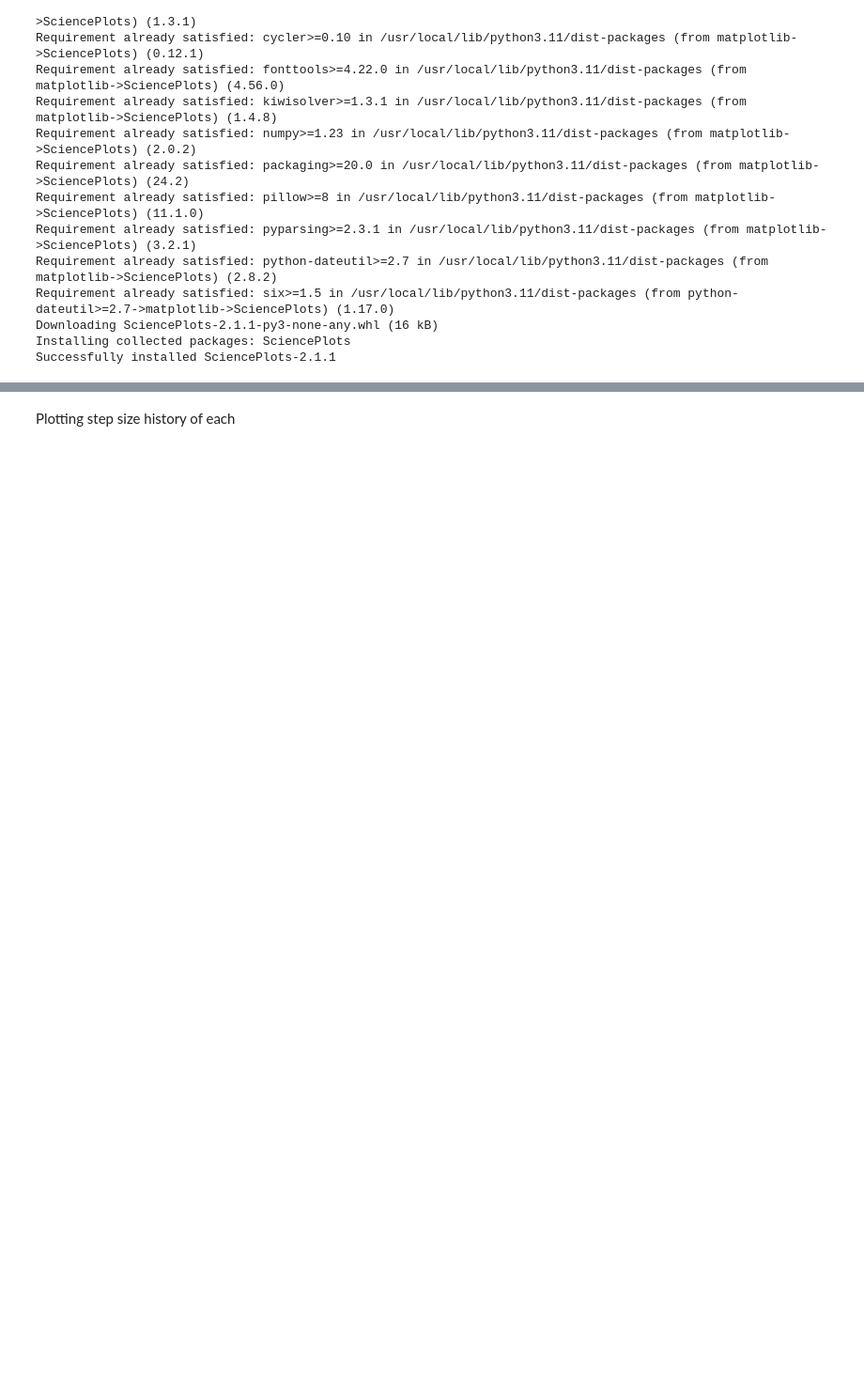
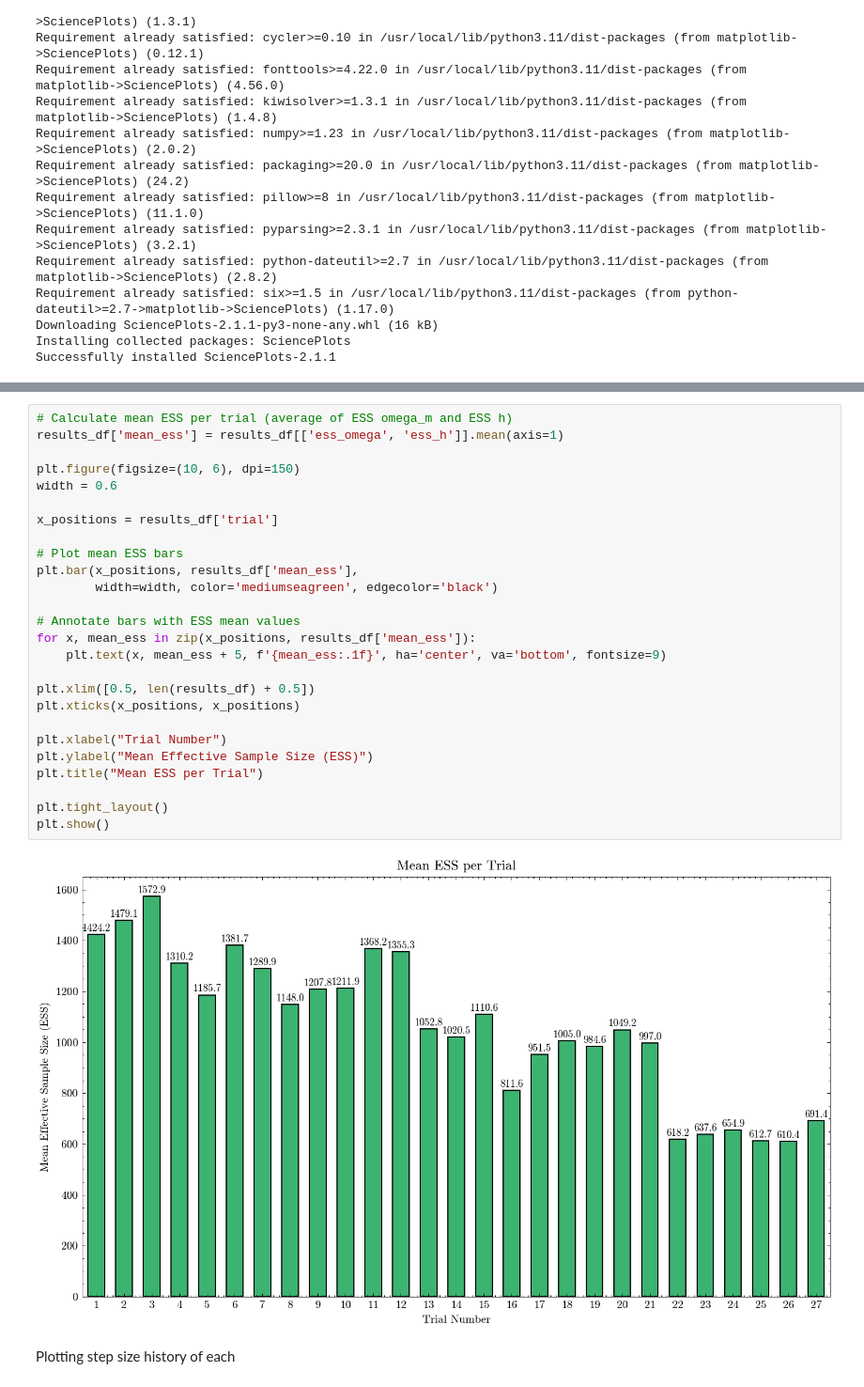
Before and after one commit to josephasal/cosmo_inference, a Jupyter notebook: mcmc/tuning_mcmc.ipynb, the cells around one changed output, grey strips where cells are left out. Shown at 94% size. Drawn from its saved outputs; the diff is of its cells as text; blank space fills up the shorter version.

```diff
--- a/mcmc/tuning_mcmc.ipynb
+++ b/mcmc/tuning_mcmc.ipynb
@@ -213,3 +211,31 @@ plt.show()
+# %%
+# Calculate mean ESS per trial (average of ESS omega_m and ESS h)
+results_df['mean_ess'] = results_df[['ess_omega', 'ess_h']].mean(axis=1)
+
+plt.figure(figsize=(10, 6), dpi=150)
+width = 0.6
+
+x_positions = results_df['trial']
+
+# Plot mean ESS bars
+plt.bar(x_positions, results_df['mean_ess'],
+        width=width, color='mediumseagreen', edgecolor='black')
+
+# Annotate bars with ESS mean values
+for x, mean_ess in zip(x_positions, results_df['mean_ess']):
+    plt.text(x, mean_ess + 5, f'{mean_ess:.1f}', ha='center', va='bottom', fontsize=9)
+
+plt.xlim([0.5, len(results_df) + 0.5])
+plt.xticks(x_positions, x_positions)
+
+plt.xlabel("Trial Number")
+plt.ylabel("Mean Effective Sample Size (ESS)")
+plt.title("Mean ESS per Trial")
+
+plt.tight_layout()
+plt.show()
+# %% [output]
+[figure, added]
 # %% [markdown]
 Plotting step size history of each
 # %% [markdown]
```
Also changed, not shown: parts of 11 cells of this notebook.
